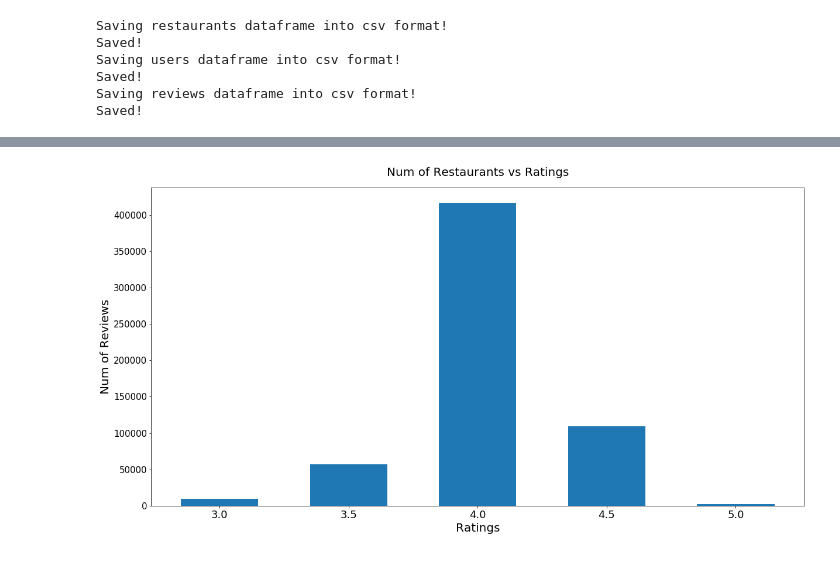
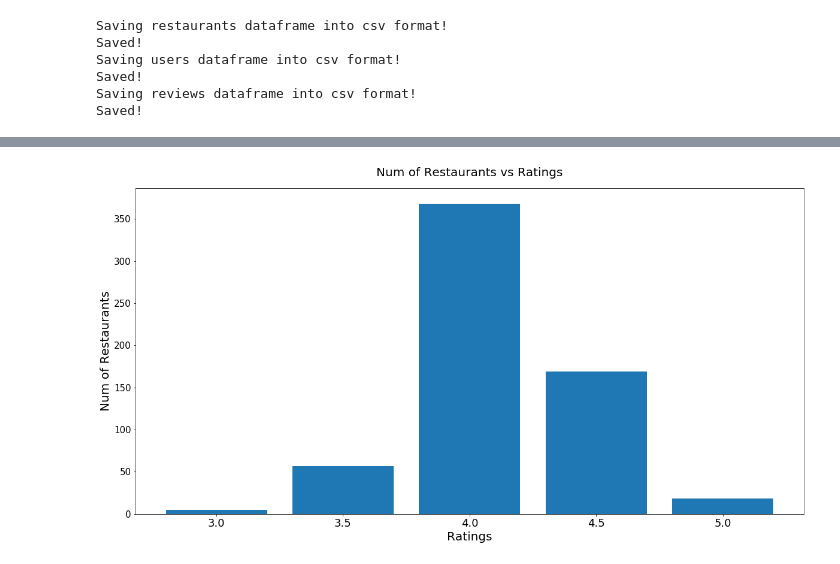
Before and after one commit to yueweng/restaurant-recommender, a Jupyter notebook: capstone_eda.ipynb, the cells around one changed output, grey strips where cells are left out. Cells and saved outputs as stored; diff of their text form; code cells hidden in the pictures.

Commit message:
eda on restaurants

```diff
--- a/capstone_eda.ipynb
+++ b/capstone_eda.ipynb
@@ -92,19 +104,20 @@ restaurants_df.groupby('stars').agg({'_id': 'count', 'reviewCount': 'sum'}).rese
 # %%
 # ratings vs popularity
 # plot all restaurants with x as the number of stars the restaurant has
 # and y will be the total number of reviews (popularity) in that category
 # can also include the number of restaurants for each category, average of reviews per category
+def restaurants_ratings(restaurants_df):
+    reviews_group = restaurants_df.groupby('stars').agg({'_id': 'count', 'reviewCount': 'sum'}).reset_index().rename(columns={'_id': 'count'})
+    fig, ax = plt.subplots(figsize=[20, 10])
 
-reviews_group = restaurants_df.groupby('stars').agg({'_id': 'count', 'reviewCount': 'sum'}).reset_index()
-fig, ax = plt.subplots(figsize=[20, 10])
+    ax.bar(reviews_group['stars'], reviews_group['count'], width=0.4)
+    ax.set_title('Num of Restaurants vs Ratings', fontsize=20, pad=20)
+    ax.set_xlabel('Ratings', fontsize=20)
+    ax.set_ylabel('Num of Restaurants', fontsize=20)
 
-ax.bar(reviews_group['stars'], reviews_group['reviewCount'], width=0.3)
-ax.set_title('Num of Restaurants vs Ratings', fontsize=20, pad=20)
-ax.set_xlabel('Ratings', fontsize=20)
-ax.set_ylabel('Num of Reviews', fontsize=20)
+    plt.tick_params(axis='x', which='major', labelsize=18)
+    plt.tick_params(axis='y', which='major', labelsize=15)
 
-
-plt.tick_params(axis='x', which='major', labelsize=18)
-plt.tick_params(axis='y', which='major', labelsize=15)
+restaurants_ratings(restaurants_df)
 # %% [output]
-[figure, old version]
+[figure, new version]
```
Also changed, not shown: parts of 28 cells of this notebook, 13 other files.
